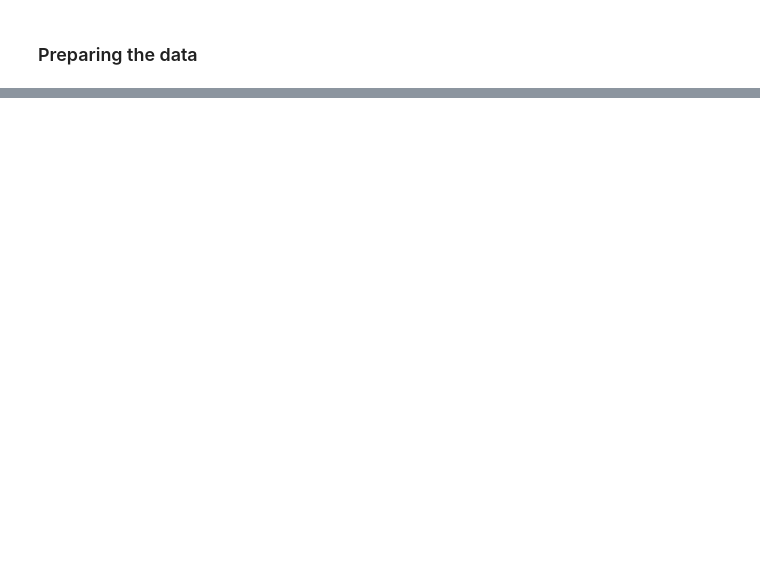
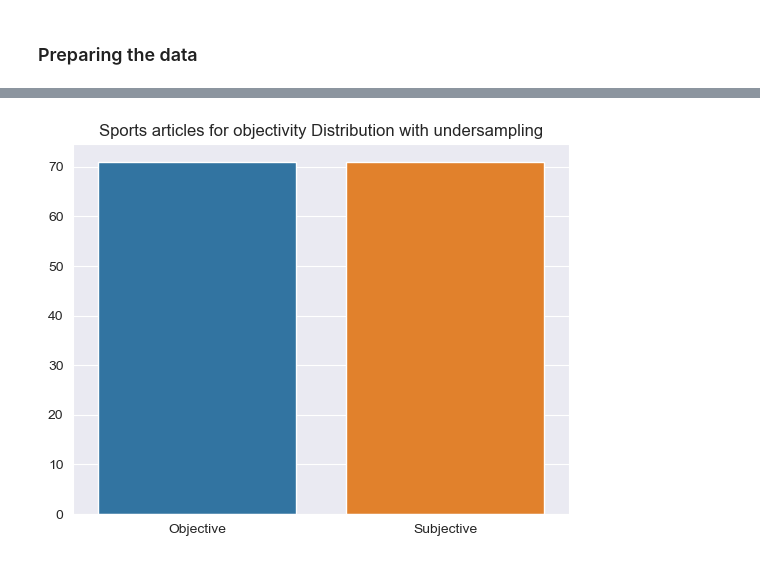
Before and after one commit to FabioRocha2227/IA-Project, a Jupyter notebook: IA-Project2/src/Sports_articles_for_objectivity_analysis.ipynb, the cells around one changed output, grey strips where cells are left out. Saved outputs shown, nothing was run; the diff lists cells and outputs as text; code cells hidden in the pictures; blank space fills up the shorter version.

```diff
--- a/IA-Project2/src/Sports_articles_for_objectivity_analysis.ipynb
+++ b/IA-Project2/src/Sports_articles_for_objectivity_analysis.ipynb
@@ -175,0 +207,9 @@ data_set.head()
+# %%
+# Print plot
+x = ['Objective', 'Subjective']
+y = [len(underSample_objective), len(underSample_subjective)]
+
+sb.barplot(x=x, y=y).set(title="Sports articles for objectivity Distribution with undersampling")
+plt.show()
+# %% [output]
+[figure, added]
```
Also changed, not shown: parts of 29 cells of this notebook.
